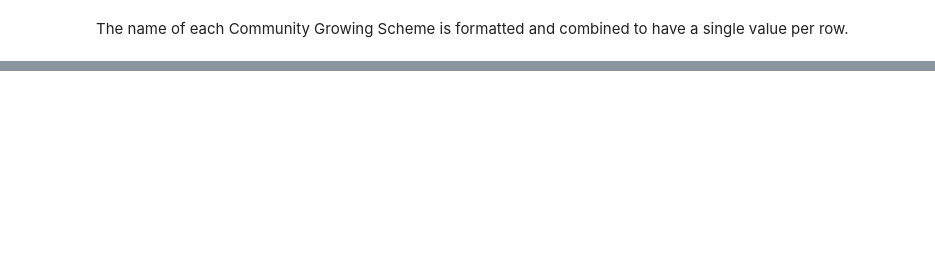
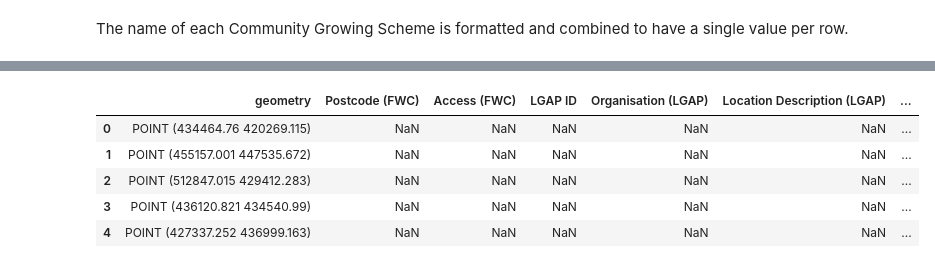
Before and after one commit to MarionC749/LIDA-SEEDS, a Jupyter notebook: Code/1-SEEDS_existingCGS_search.ipynb, the cells around one changed output, grey strips where cells are left out. Cells and saved outputs as stored; diff of their text form; code cells hidden in the pictures; blank space fills up the shorter version.

```diff
--- a/Code/1-SEEDS_existingCGS_search.ipynb
+++ b/Code/1-SEEDS_existingCGS_search.ipynb
@@ -1719,7 +1867,7 @@ Existing_CGSs = replace_text(
 #Combining Type columns
 #Here the LCC 'Allotments' entry takes priority
 
-cols = ['Type (LGAP)', 'Type (LCC)', 'Type (OS)', 'Type (OSM)', 'Type (FWC)']
+cols = ['Type (LGAP)', 'Type (LCC)', 'Type (OS)', 'Type (OSM)', 'Type (FWC)', 'Type (Urbal)']
 priority_value = 'Allotments'
 
 def combine_text(row):
@@ -1801,28 +1949,0 @@ def standard_text(x):
-# %%
-#Combine the multiple name columns into one standardized column
-
-def combine_names(row):
-    names= []
-
-    for col in cols:
-        val = row.get(col)
-
-        if pd.notna(val):
-            #use standardizing function
-            clean = standard_text(val)
-            #remove plural noise
-            clean = clean.replace('allotments', 'allotment')
-
-            if clean: #avoid empty strings
-                names.append(clean)
-
-    #Remove duplicates
-    unique_names= list(dict.fromkeys(names))
-    return ' | '.join(unique_names) if unique_names else None
-
-
-#Run function
-cols = ['Name (LGAP)', 'Name (LCC)', 'Name (OS)', 'Name (OSM)', 'Name (FWC)']
-Existing_CGSs['Name']= Existing_CGSs[cols].apply(combine_names, axis=1)
-#Drop columns
-Existing_CGSs = Existing_CGSs.drop(columns= cols)
@@ -1848,0 +2065,22 @@ array(['maid marian orchard copley lane', 'ouzlewell orchard',
+# %%
+#Run the function on the different name columns
+
+cols = ['Name (LGAP)',
+        'Name (LCC)',
+        'Name (OS)',
+        'Name (OSM)',
+        'Name (FWC)',
+        'Name (Urbal)']
+
+Existing_CGSs['Name']= Existing_CGSs[cols].apply(combine_names, axis=1)
+
+#Drop old name columns
+Existing_CGSs = Existing_CGSs.drop(columns= cols)
+Existing_CGSs.head()
+# %% [output]
+|  | geometry | Postcode (FWC) | Access (FWC) | LGAP ID | Organisation (LGAP) | Location Description (LGAP) | ... |
+| 0 | POINT (434464.76 420269.115) | NaN | NaN | NaN | NaN | NaN | ... |
+| 1 | POINT (455157.001 447535.672) | NaN | NaN | NaN | NaN | NaN | ... |
+| 2 | POINT (512847.015 429412.283) | NaN | NaN | NaN | NaN | NaN | ... |
+| 3 | POINT (436120.821 434540.99) | NaN | NaN | NaN | NaN | NaN | ... |
+| 4 | POINT (427337.252 436999.163) | NaN | NaN | NaN | NaN | NaN | ... |
```
Also changed, not shown: parts of 76 cells of this notebook.
